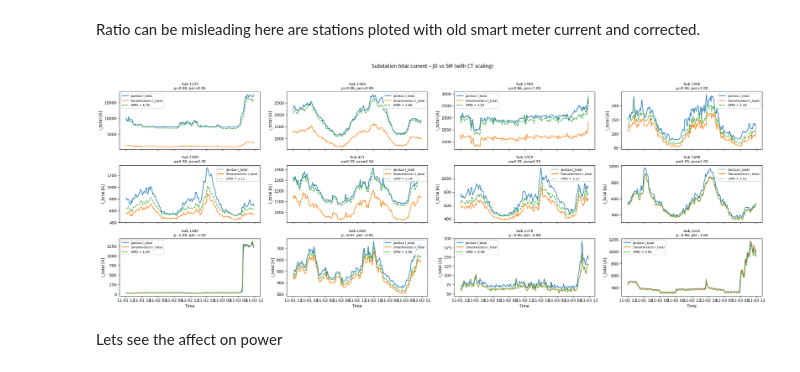
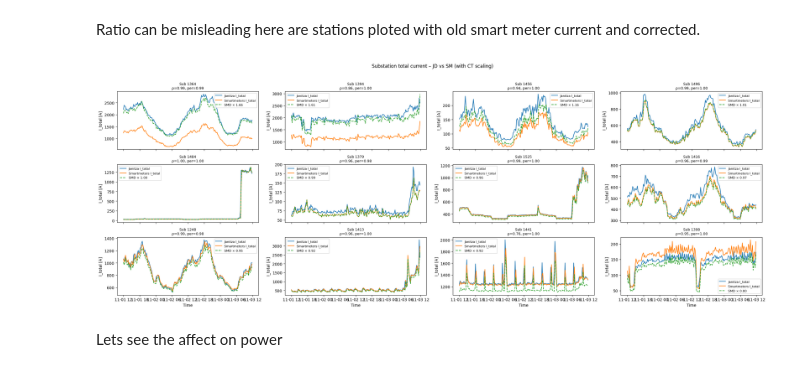
Before and after one commit to MindisBlank/Jasonaq_thesis, a Jupyter notebook: notebooks/ct_ratio_issue.ipynb, the cells around one changed output. Drawn from its saved outputs; the diff is of its cells as text; code cells hidden in the pictures.

```diff
--- a/notebooks/ct_ratio_issue.ipynb
+++ b/notebooks/ct_ratio_issue.ipynb
@@ -956,35 +956,35 @@ def plot_substation_timeseries_grid(
         ax.legend(fontsize=8)
 
     # Hide unused axes
     for ax in axes[n_plots:]:
         ax.set_visible(False)
 
     # x-label only on bottom row
     for i, ax in enumerate(axes[:n_plots]):
         row_idx = i // cols
         if row_idx == rows - 1:
             ax.set_xlabel("Time")
 
     fig.suptitle("Substation total current – JD vs SM (with CT scaling)", y=0.98)
     plt.tight_layout(rect=(0, 0, 1, 0.96))
     plt.show()
 
 
 # Using your existing dfs:
 # df_merged: merged current data
 # df_computed: output from compute_ct_diagnostics(df_merged)
 
 # Option 1: automatically pick “interesting” substations (by per_completed / alpha_over_expected)
 plot_substation_timeseries_grid(
     merged=df_merged,
     summary=df_computed,
-    min_per_completed=0.9,
+    min_per_completed=0.96,
     max_plots=12,
     cols=4,
     max_points=3000,
 )
 # %% [output]
-[figure, old version]
+[figure, new version]
 # %% [markdown]
 Lets see the affect on power
 # %%
```
Also changed, not shown: parts of 5 cells of this notebook, 6 other files.
